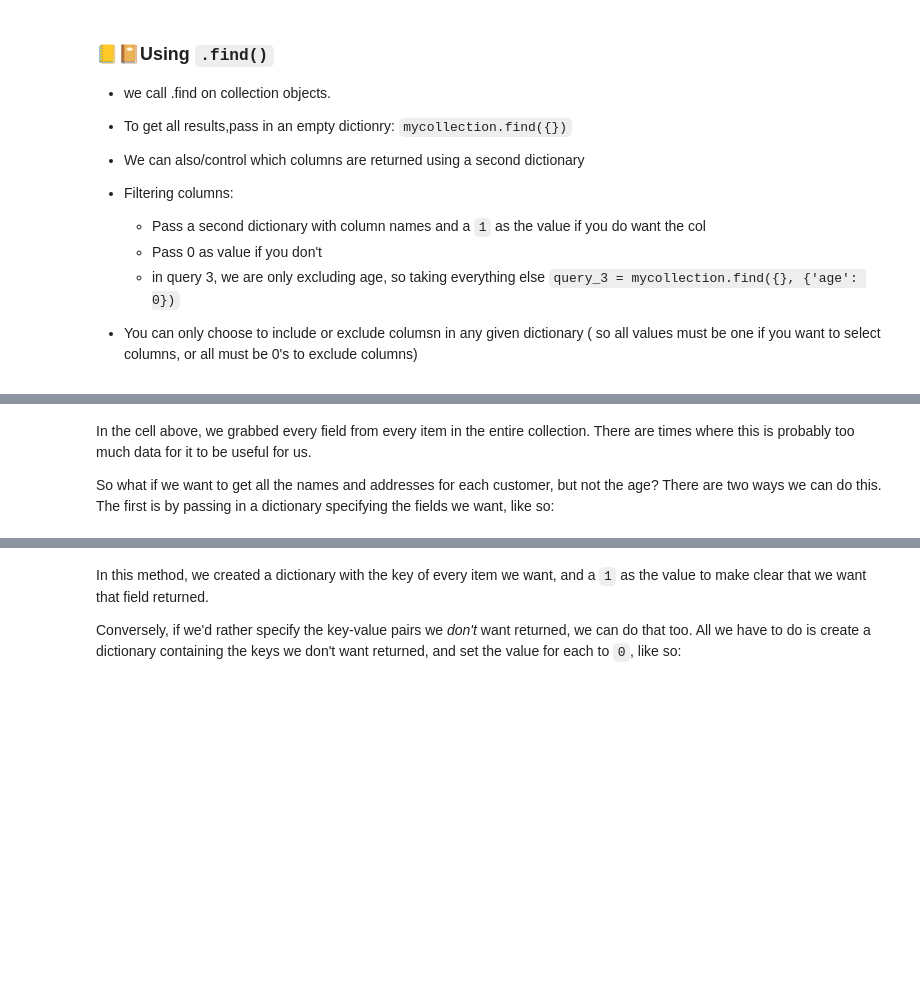
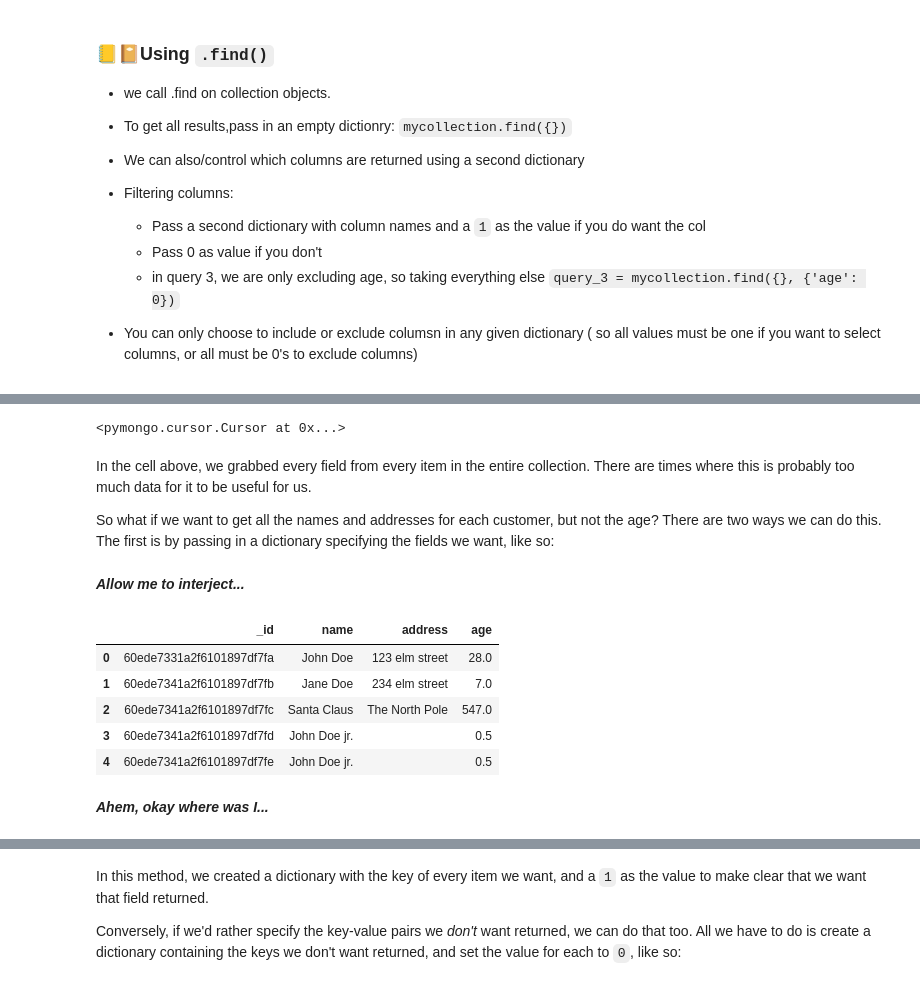
Before and after one commit to cwf231/StudyGroups, a Jupyter notebook: StudyGroupNotes/Phase_1/1.08_mongodb.ipynb, the cells around one changed output, grey strips where cells are left out. Cells and saved outputs as stored; diff of their text form; code cells hidden in the pictures; blank space fills up the shorter version.

```diff
--- a/StudyGroupNotes/Phase_1/1.08_mongodb.ipynb
+++ b/StudyGroupNotes/Phase_1/1.08_mongodb.ipynb
@@ -260,4 +266,10 @@ for x in query_1:
+# %%
+query_1
+# %% [output]
+<pymongo.cursor.Cursor at 0x...>
 # %% [markdown]
 In the cell above, we grabbed every field from every item in the entire collection. There are times where this is probably too much data for it to be useful for us.
 
 So what if we want to get all the names and addresses for each customer, but not the age? There are two ways we can do this. The first is by passing in a dictionary specifying the fields we want, like so:
+# %% [markdown]
+***Allow me to interject...***
@@ -264,3 +278,14 @@ So what if we want to get all the names and addresses for each customer, but not
+# %%
+pd.DataFrame(mycollection.find())
+# %% [output]
+|  | _id | name | address | age |
+| 0 | 60ede7331a2f6101897df7fa | John Doe | 123 elm street | 28.0 |
+| 1 | 60ede7341a2f6101897df7fb | Jane Doe | 234 elm street | 7.0 |
+| 2 | 60ede7341a2f6101897df7fc | Santa Claus | The North Pole | 547.0 |
+| 3 | 60ede7341a2f6101897df7fd | John Doe jr. |  | 0.5 |
+| 4 | 60ede7341a2f6101897df7fe | John Doe jr. |  | 0.5 |
+# %% [markdown]
+***Ahem, okay where was I...***
 # %%
 query_2 = mycollection.find({}, {'_id': 1, 'name': 1, 'address': 1})
 for item in query_2:
```
Also changed, not shown: parts of 19 cells of this notebook.
